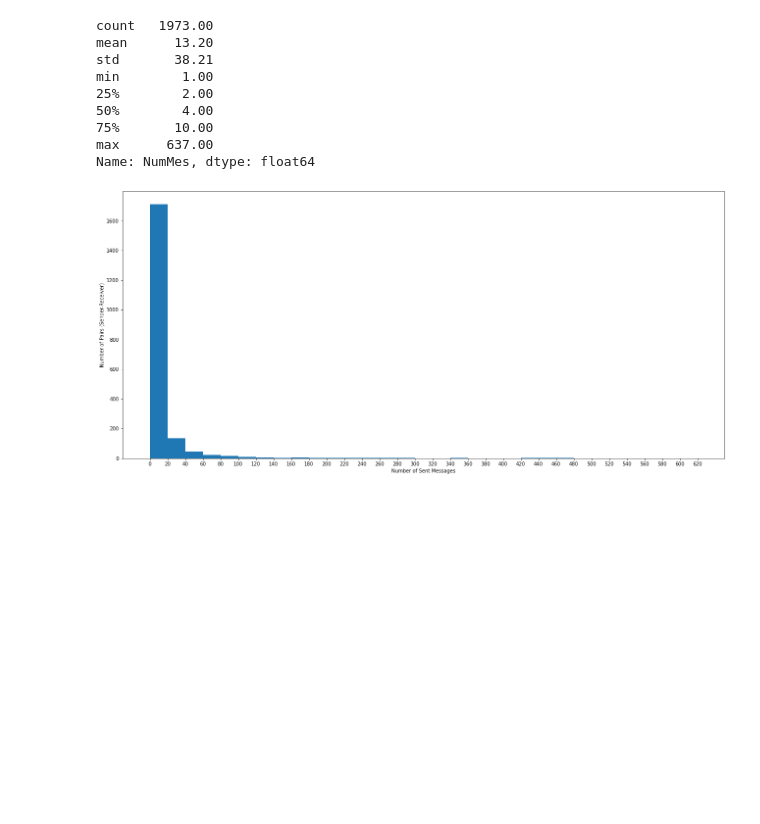
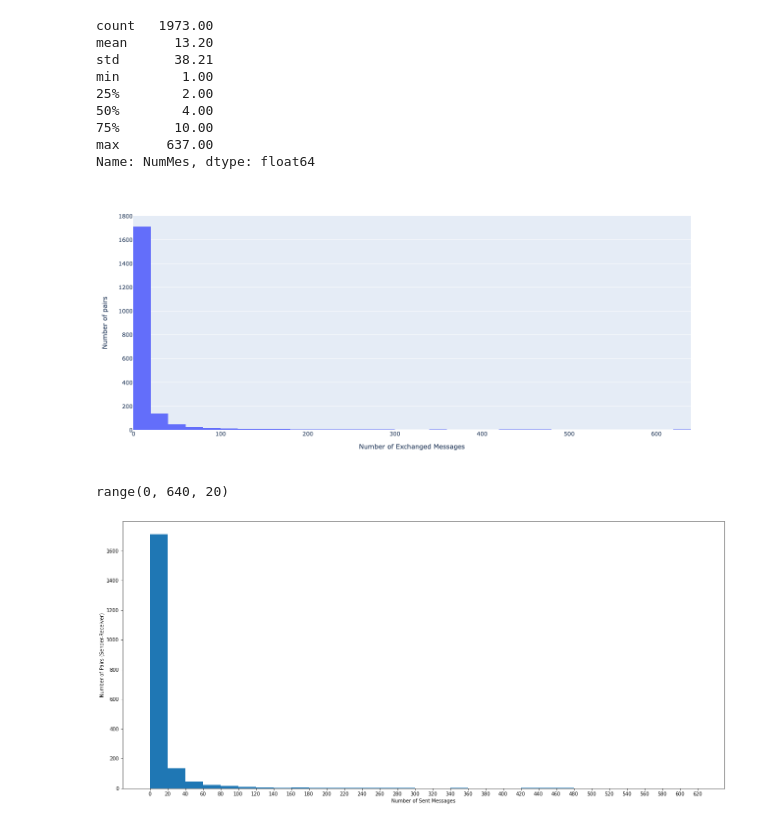
Before and after one commit to MovezNetwork/ABM-PA, a Jupyter notebook: notebooks/CommNetworks.ipynb, the cells around one changed output. Drawn from its saved outputs; the diff is of its cells as text; code cells hidden in the pictures; blank space fills up the shorter version.

```diff
--- a/notebooks/CommNetworks.ipynb
+++ b/notebooks/CommNetworks.ipynb
@@ -422,6 +307,23 @@ min        1.00
 75%       10.00
 max      637.00
 Name: NumMes, dtype: float64
+# %%
+import plotly.express as px
+df = exchanged_messages
+fig = px.histogram(df, x="NumMes", nbins=32)
+fig.update_layout(
+    width=1000,
+    height = 600,
+    xaxis_title="Number of Exchanged Messages", yaxis_title="Number of pairs"
+)
+fig.show()
+# %% [output]
+[figure, added]
+# %%
+bins = range(0,640,20)
+bins
+# %% [output]
+range(0, 640, 20)
 # %%
 fig, ax = plt.subplots(1, 1)
 fig.set_size_inches(22, 10)
```
Also changed, not shown: parts of 21 cells of this notebook, 4 other files.
